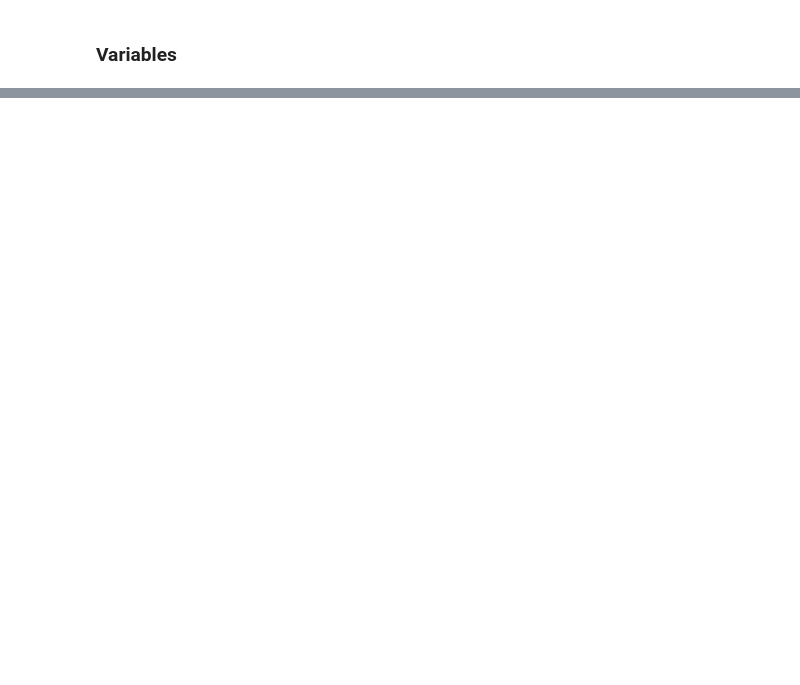
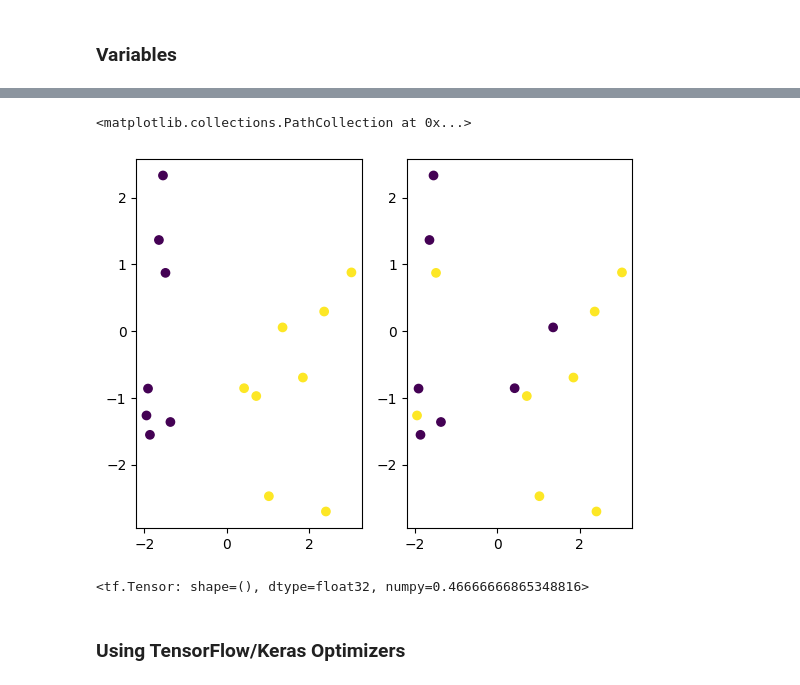
Before and after one commit to Lvguangyuan/ai-learning, a Jupyter notebook: Artificial Intelligence for Beginners/03 Neural Networks/lab/Neural Network Frameworks TensorFlow.ipynb, the cells around one changed output, grey strips where cells are left out. Drawn from its saved outputs; the diff is of its cells as text; code cells hidden in the pictures; blank space fills up the shorter version.

```diff
--- a/Artificial Intelligence for Beginners/03 Neural Networks/lab/Neural Network Frameworks TensorFlow.ipynb
+++ b/Artificial Intelligence for Beginners/03 Neural Networks/lab/Neural Network Frameworks TensorFlow.ipynb
@@ -64,0 +173,12 @@ tf.reduce_sum(a,axis=0)
+# %%
+np.random.seed(0) # pick the seed for reproducibility - change it to explore the effects of random variations
+
+n = 100
+X, Y = make_classification(n_samples = n, n_features=2,
+                           n_redundant=0, n_informative=2, flip_y=0.05,class_sep=1.5)
+X = X.astype(np.float32)
+Y = Y.astype(np.int32)
+
+split = [ 70*n//100, (15+70)*n//100 ]
+train_x, valid_x, test_x = np.split(X, split)
+train_labels, valid_labels, test_labels = np.split(Y, split)
@@ -64,0 +254,14 @@ tf.reduce_sum(a,axis=0)
+# %%
+pred = tf.matmul(test_x,W)+b
+fig,ax = plt.subplots(1,2)
+ax[0].scatter(test_x[:,0],test_x[:,1],c=pred[:,0]>0.5)
+ax[1].scatter(test_x[:,0],test_x[:,1],c=valid_labels)
+# %% [output]
+<matplotlib.collections.PathCollection at 0x...>
+[figure, added]
+# %%
+tf.reduce_mean(tf.cast(((pred[0]>0.5)==test_labels),tf.float32))
+# %% [output]
+<tf.Tensor: shape=(), dtype=float32, numpy=0.46666666865348816>
+# %% [markdown]
+### Using TensorFlow/Keras Optimizers
```
Also changed, not shown: parts of 32 cells of this notebook, 2 other files.
